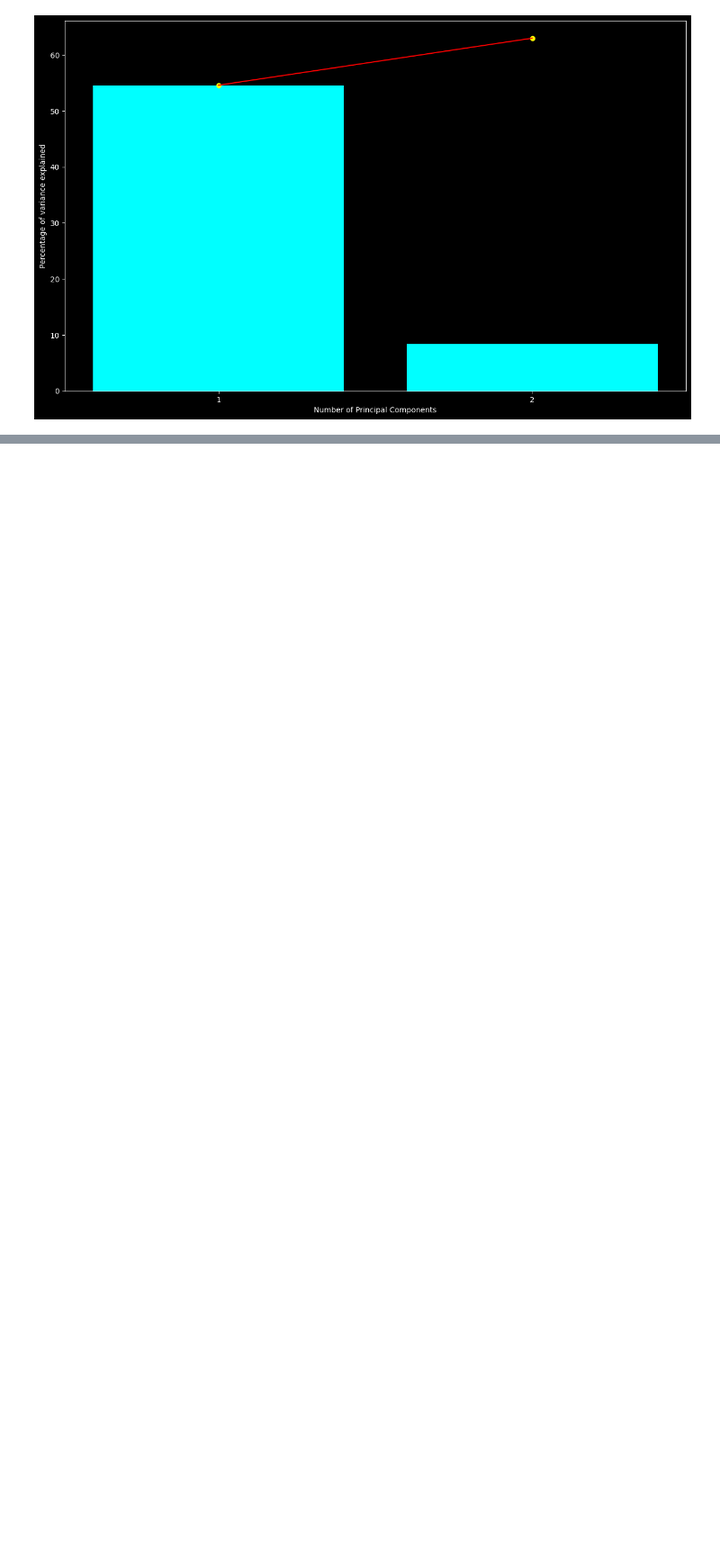
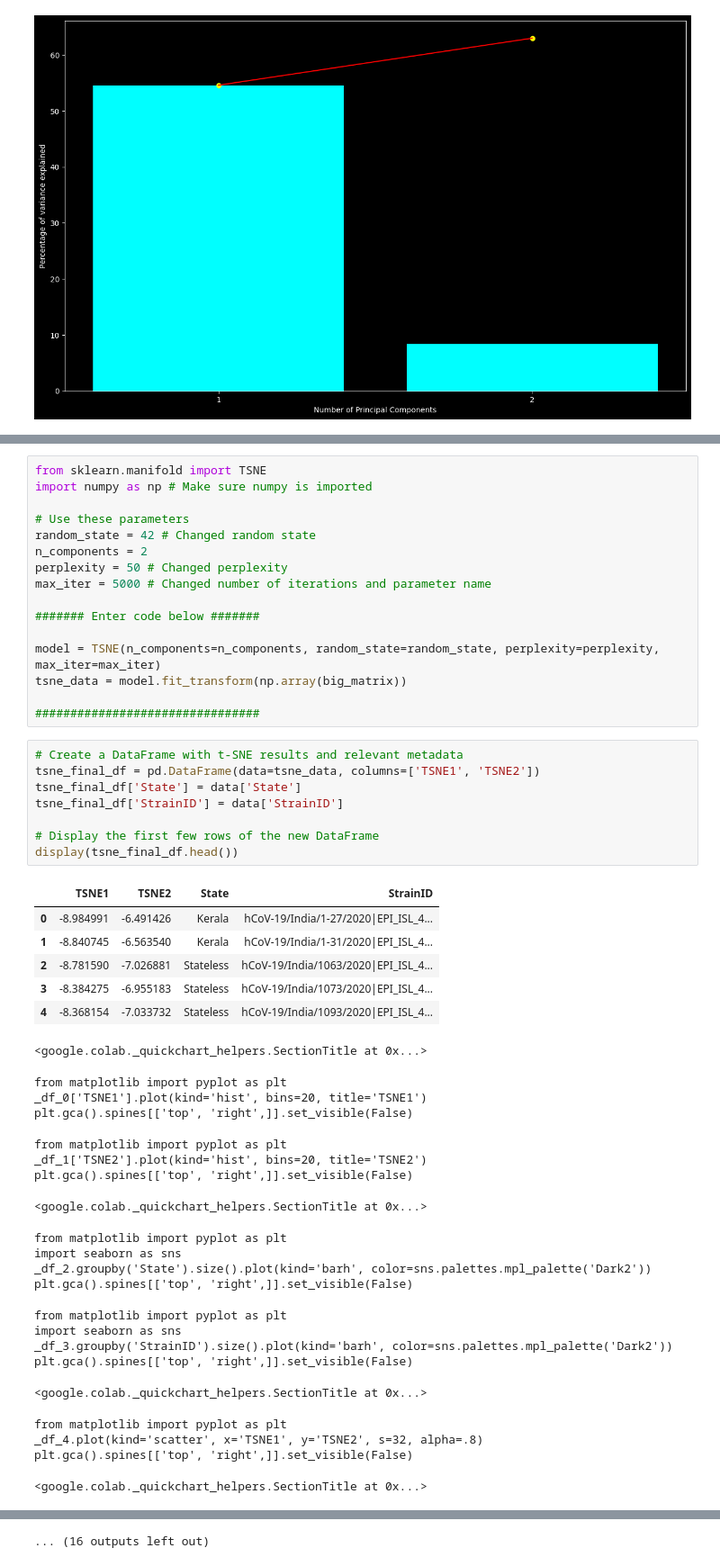
Before and after one commit to Dheeraj16-code/labs-and-projects, a Jupyter notebook: Module_02_Project.ipynb, the cells around one changed output, grey strips where cells are left out. Shown at 90% size. Drawn from its saved outputs; the diff is of its cells as text; blank space fills up the shorter version.

```diff
--- a/Module_02_Project.ipynb
+++ b/Module_02_Project.ipynb
@@ -174,0 +272,52 @@ with plt.style.context('dark_background'):
+# %%
+from sklearn.manifold import TSNE
+import numpy as np # Make sure numpy is imported
+
+# Use these parameters
+random_state = 42 # Changed random state
+n_components = 2
+perplexity = 50 # Changed perplexity
+max_iter = 5000 # Changed number of iterations and parameter name
+
+####### Enter code below #######
+
+model = TSNE(n_components=n_components, random_state=random_state, perplexity=perplexity, max_iter=max_iter)
+tsne_data = model.fit_transform(np.array(big_matrix))
+
+################################
+# %%
+# Create a DataFrame with t-SNE results and relevant metadata
+tsne_final_df = pd.DataFrame(data=tsne_data, columns=['TSNE1', 'TSNE2'])
+tsne_final_df['State'] = data['State']
+tsne_final_df['StrainID'] = data['StrainID']
+
+# Display the first few rows of the new DataFrame
+display(tsne_final_df.head())
+# %% [output]
+|  | TSNE1 | TSNE2 | State | StrainID |
+| 0 | -8.984991 | -6.491426 | Kerala | hCoV-19/India/1-27/2020|EPI_ISL_4... |
+| 1 | -8.840745 | -6.563540 | Kerala | hCoV-19/India/1-31/2020|EPI_ISL_4... |
+| 2 | -8.781590 | -7.026881 | Stateless | hCoV-19/India/1063/2020|EPI_ISL_4... |
+| 3 | -8.384275 | -6.955183 | Stateless | hCoV-19/India/1073/2020|EPI_ISL_4... |
+| 4 | -8.368154 | -7.033732 | Stateless | hCoV-19/India/1093/2020|EPI_ISL_4... |
+<google.colab._quickchart_helpers.SectionTitle at 0x...>
+from matplotlib import pyplot as plt
+_df_0['TSNE1'].plot(kind='hist', bins=20, title='TSNE1')
+plt.gca().spines[['top', 'right',]].set_visible(False)
+from matplotlib import pyplot as plt
+_df_1['TSNE2'].plot(kind='hist', bins=20, title='TSNE2')
+plt.gca().spines[['top', 'right',]].set_visible(False)
+<google.colab._quickchart_helpers.SectionTitle at 0x...>
+from matplotlib import pyplot as plt
+import seaborn as sns
+_df_2.groupby('State').size().plot(kind='barh', color=sns.palettes.mpl_palette('Dark2'))
+plt.gca().spines[['top', 'right',]].set_visible(False)
+from matplotlib import pyplot as plt
+import seaborn as sns
+_df_3.groupby('StrainID').size().plot(kind='barh', color=sns.palettes.mpl_palette('Dark2'))
+plt.gca().spines[['top', 'right',]].set_visible(False)
+<google.colab._quickchart_helpers.SectionTitle at 0x...>
+from matplotlib import pyplot as plt
+_df_4.plot(kind='scatter', x='TSNE1', y='TSNE2', s=32, alpha=.8)
+plt.gca().spines[['top', 'right',]].set_visible(False)
+<google.colab._quickchart_helpers.SectionTitle at 0x...>
@@ -174,0 +358 @@ with plt.style.context('dark_background'):
+... (16 outputs left out)
```
Also changed, not shown: parts of 27 cells of this notebook.
